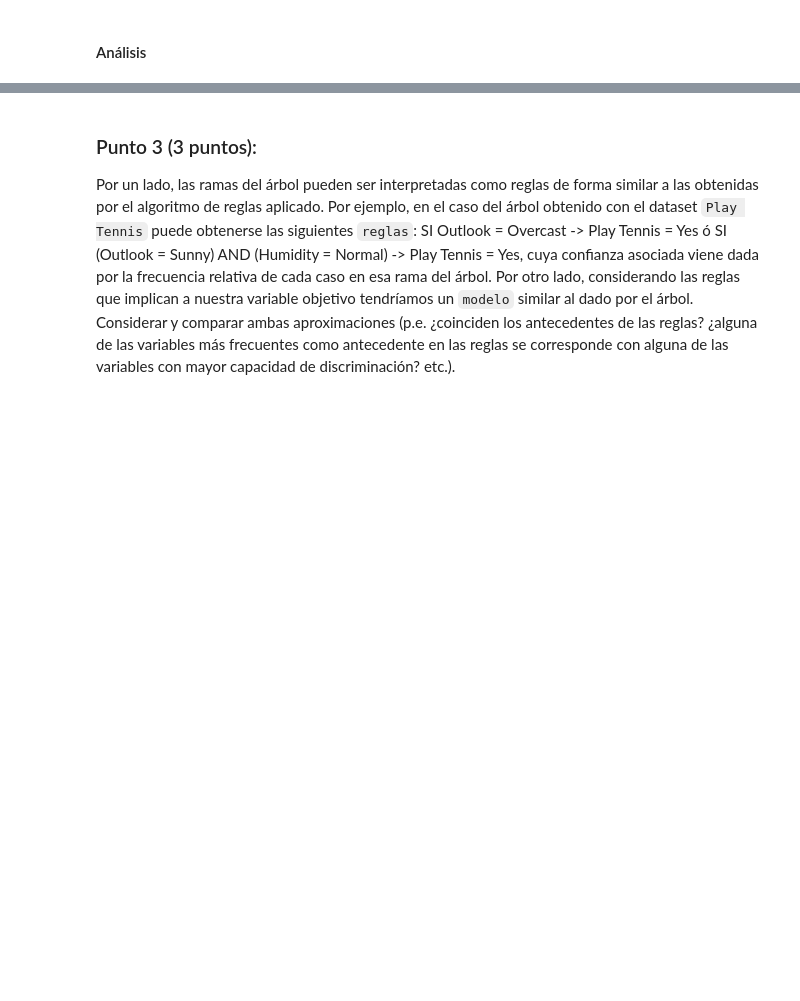
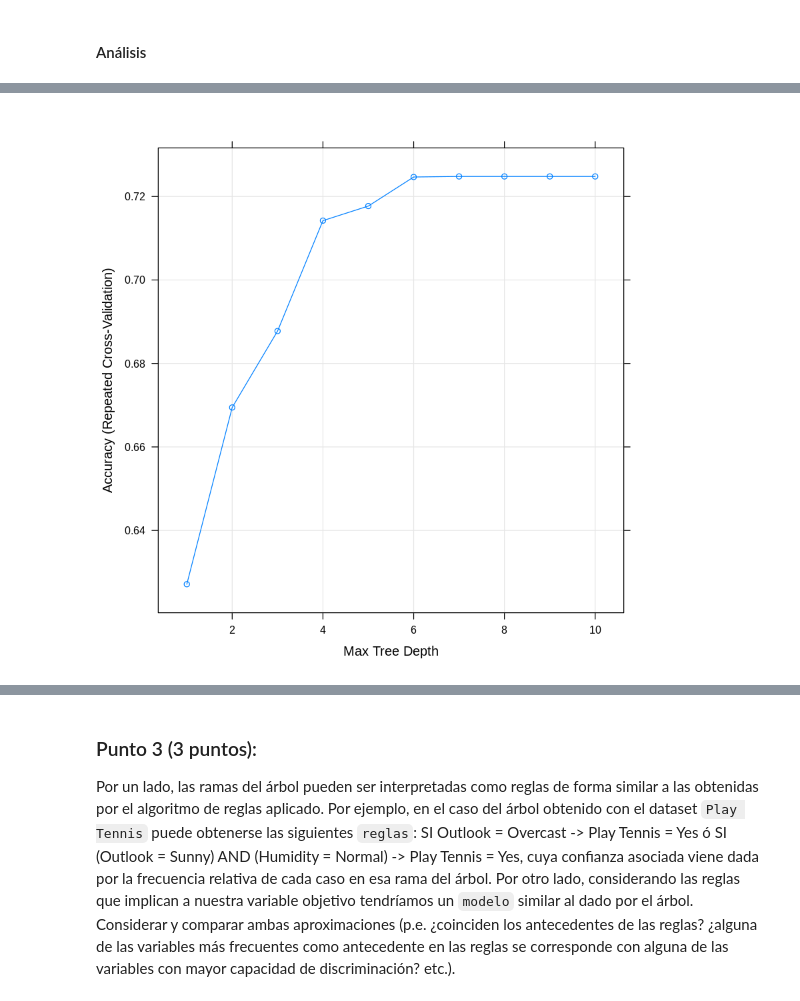
Before and after one commit to yerartdev/uc-m1966-datamining, a Jupyter notebook: d1/t1-m1966-variable-categorica.ipynb, the cells around one changed output, grey strips where cells are left out. Saved outputs shown, nothing was run; the diff lists cells and outputs as text; code cells hidden in the pictures; blank space fills up the shorter version.

```diff
--- a/d1/t1-m1966-variable-categorica.ipynb
+++ b/d1/t1-m1966-variable-categorica.ipynb
@@ -973,0 +1165,3 @@ confusionMatrix(modelo.rpart.test, dataset.test$class)
+# %%
+modelo.rpart.2.test <- predict(modelo.rpart.2, dataset.test)
+confusionMatrix(modelo.rpart.2.test, dataset.test$class)
@@ -977 +1190,9 @@ confusionMatrix(modelo.rpart.test, dataset.test$class)
 * Entrena un nuevo árbol considerando como predictores cualesquiera otras dos variables que no sean las utilizadas en la pregunta anterior. ¿Cuál es el error de test de este árbol?
+# %%
+#::GMG::Hago el entrenamiento con los peores de la lista
+modelo.rpart.3 <- train(class ~ habitat + cap.color,
+                      data = dataset.train,
+                      method = "rpart2",
+                      trControl = mi.trControl,
+                      tuneGrid = expand.grid(maxdepth = 1:10),
+                      metric = 'Accuracy')
@@ -977,0 +1229,4 @@ confusionMatrix(modelo.rpart.test, dataset.test$class)
+# %%
+plot(modelo.rpart.3)
+# %% [output]
+[figure, added]
```
Also changed, not shown: parts of 28 cells of this notebook.
